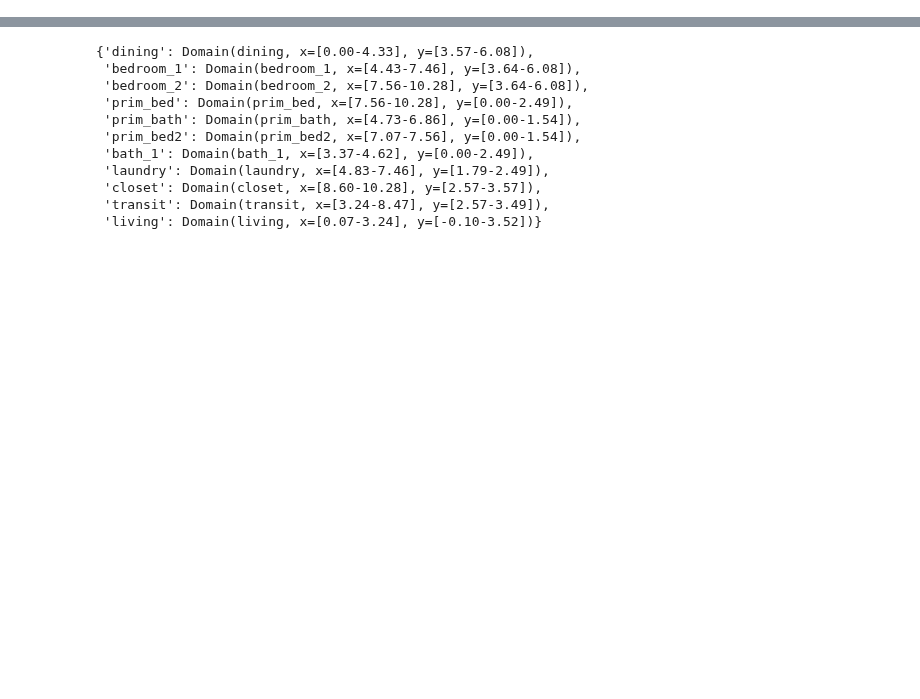
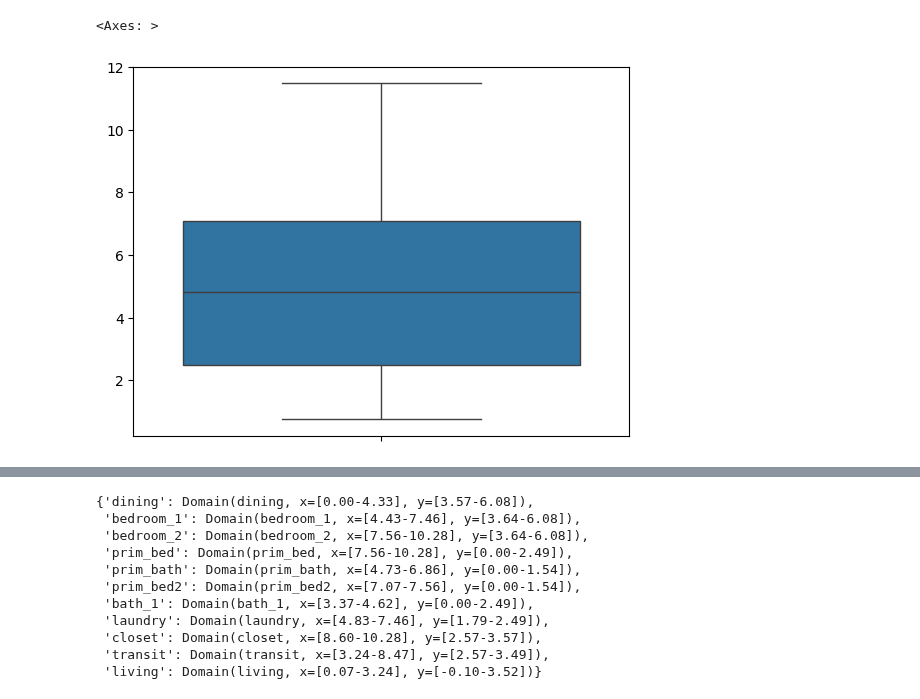
Before and after one commit to juliet29/svg2plan, a Jupyter notebook: _notebooks/stage_2_nbs/t2_run_through1.0.ipynb, the cells around one changed output, grey strips where cells are left out. Drawn from its saved outputs; the diff is of its cells as text; code cells hidden in the pictures; blank space fills up the shorter version.

```diff
--- a/_notebooks/stage_2_nbs/t2_run_through1.0.ipynb
+++ b/_notebooks/stage_2_nbs/t2_run_through1.0.ipynb
@@ -31,8 +27,8 @@ from icecream import ic
 from pathlib import Path
 svgs = Path.cwd().parent.parent / "svg_imports"
 # %%
-case  = svgs / "red_b1.svg"
+case  = svgs / f"red_b1.svg"
 sv = SVGReader(case)
 sv.run()
-domains = sv.layout.domains
+domains = sv.domains
 pos = create_pos(domains)
@@ -38,0 +46,4 @@ pos = create_pos(domains)
+# %%
+areas = [i.area for i in domains.values()]
+z = np.abs(stats.zscore(areas))
+areas
@@ -38,0 +118,6 @@ pos = create_pos(domains)
+# %%
+
+sns.boxplot(areas[1:])
+# %% [output]
+<Axes: >
+[figure, added]
```
Also changed, not shown: parts of 16 cells of this notebook, 33 other files.
